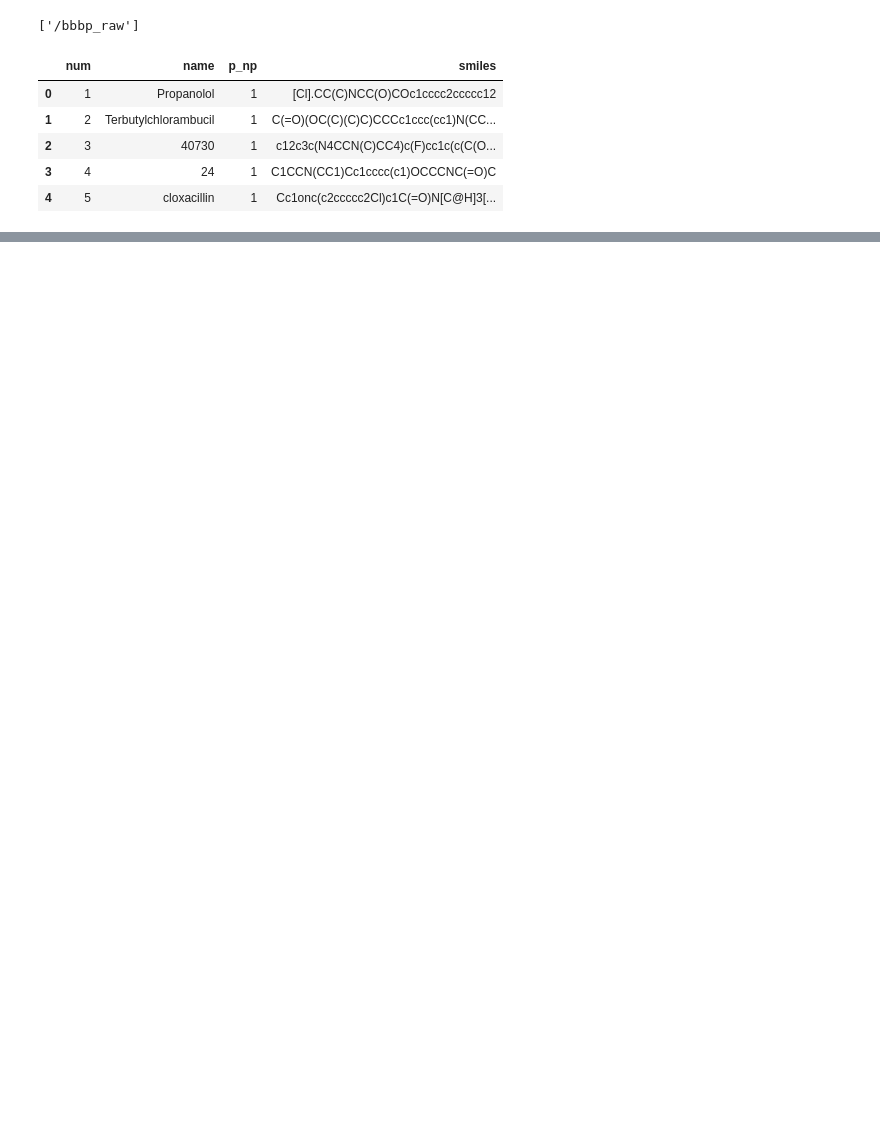
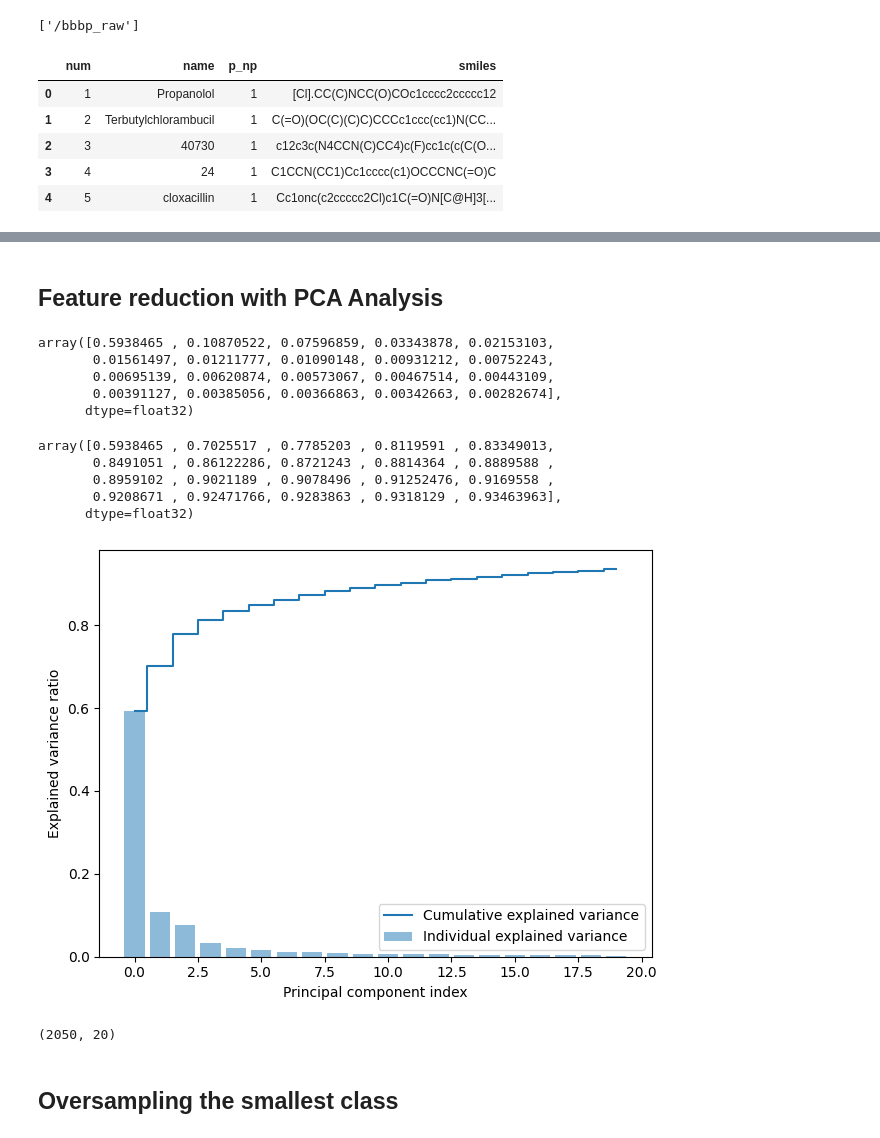
Before and after one commit to pranjaldhole/molecule-gym, a Jupyter notebook: molecule_gym/experiments/ChemBERTa_for_classification.ipynb, the cells around one changed output, grey strips where cells are left out. Drawn from its saved outputs; the diff is of its cells as text; code cells hidden in the pictures; blank space fills up the shorter version.

```diff
--- a/molecule_gym/ChemBERTa_for_classification.ipynb
+++ b/molecule_gym/experiments/ChemBERTa_for_classification.ipynb
@@ -406,0 +87,35 @@ data.shape
+# %% [markdown]
+## Feature reduction with PCA Analysis
+# %%
+from sklearn.decomposition import PCA
+pca = PCA()
+# %%
+features_transformed = pca.fit_transform(features)
+# %%
+exp_var_pca = pca.explained_variance_ratio_[:20]
+exp_var_pca
+# %% [output]
+array([0.5938465 , 0.10870522, 0.07596859, 0.03343878, 0.02153103,
+       0.01561497, 0.01211777, 0.01090148, 0.00931212, 0.00752243,
+       0.00695139, 0.00620874, 0.00573067, 0.00467514, 0.00443109,
+       0.00391127, 0.00385056, 0.00366863, 0.00342663, 0.00282674],
+      dtype=float32)
+# %%
+cum_sum_eigenvalues = np.cumsum(exp_var_pca)
+cum_sum_eigenvalues
+# %% [output]
+array([0.5938465 , 0.7025517 , 0.7785203 , 0.8119591 , 0.83349013,
+       0.8491051 , 0.86122286, 0.8721243 , 0.8814364 , 0.8889588 ,
+       0.8959102 , 0.9021189 , 0.9078496 , 0.91252476, 0.9169558 ,
+       0.9208671 , 0.92471766, 0.9283863 , 0.9318129 , 0.93463963],
+      dtype=float32)
+# %%
+plt.bar(range(0,len(exp_var_pca)), exp_var_pca, alpha=0.5, align='center', label='Individual explained variance')
+plt.step(range(0,len(cum_sum_eigenvalues)), cum_sum_eigenvalues, where='mid',label='Cumulative explained variance')
+plt.ylabel('Explained variance ratio')
+plt.xlabel('Principal component index')
+plt.legend(loc='best')
+plt.tight_layout()
+plt.show()
+# %% [output]
+[figure, added]
@@ -406,0 +124,6 @@ data.shape
+# %%
+features_reduced.shape
+# %% [output]
+(2050, 20)
+# %% [markdown]
+## Oversampling the smallest class
```
Also changed, not shown: parts of 78 cells of this notebook, 2 other files.
